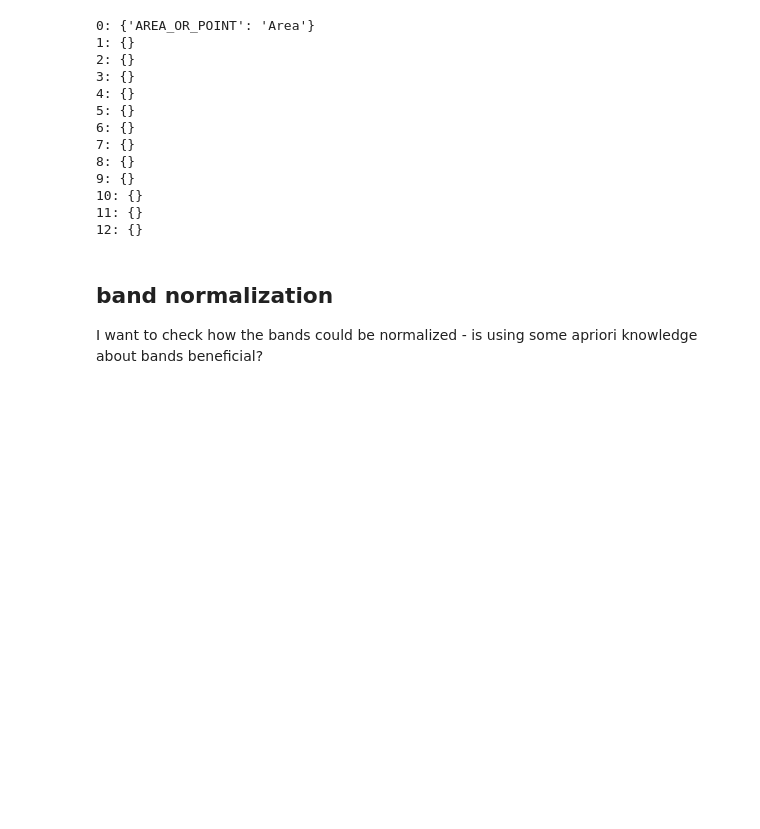
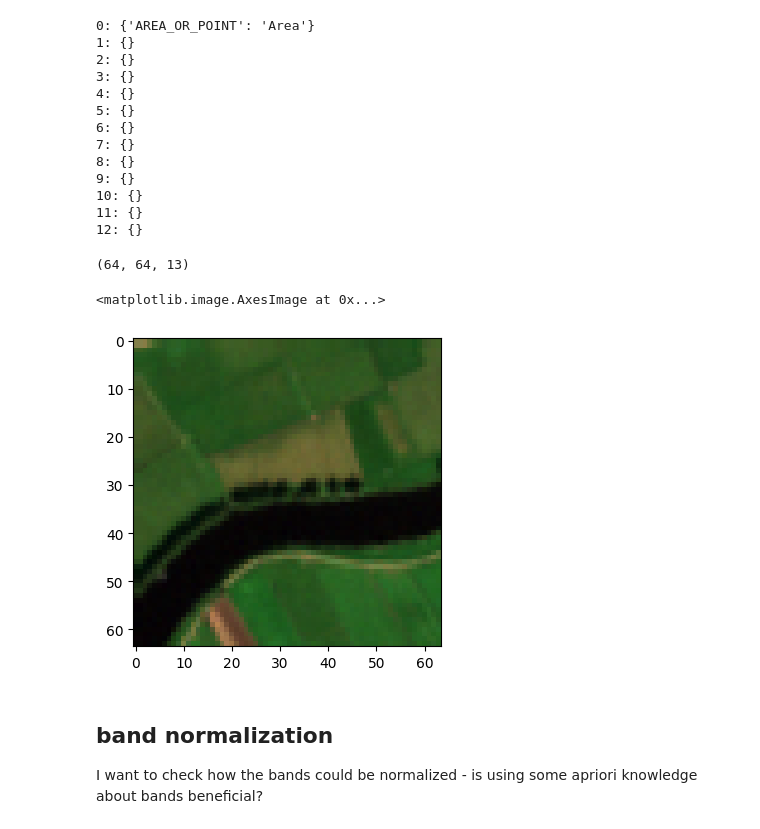
Before and after one commit to FilipLangiewicz/WB_projekt, a Jupyter notebook: code/data_preprocessing.ipynb, the cells around one changed output. Cells and saved outputs as stored; diff of their text form; code cells hidden in the pictures; blank space fills up the shorter version.

```diff
--- a/code/data_preprocessing.ipynb
+++ b/code/data_preprocessing.ipynb
@@ -193,3 +188,21 @@ img = dataset.read()
+# %%
+img = dataset.read()
+img = np.moveaxis(img, 0, -1)
+
+img_rgb = img.astype("float64")
+tile = img_rgb
+
+tile = (tile - np.min(tile, axis = (0,1)))/ np.max(tile, axis = (0,1)) # TODO better normalization
+tile.shape
+# %% [output]
+(64, 64, 13)
+# %%
+plt.rcParams['figure.figsize'] = (12,4)
+
+plt.imshow(tile[:, :, [3,2,1]])
+# %% [output]
+<matplotlib.image.AxesImage at 0x...>
+[figure, added]
 # %% [markdown]
 ## band normalization
 I want to check how the bands could be normalized - is using some apriori knowledge about bands beneficial?
```
Also changed, not shown: parts of 5 cells of this notebook, 1 other file.
